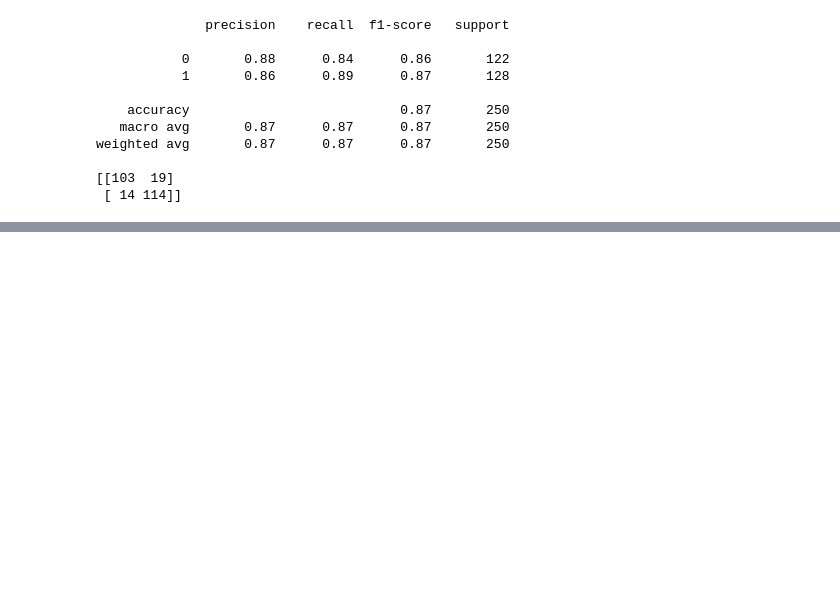
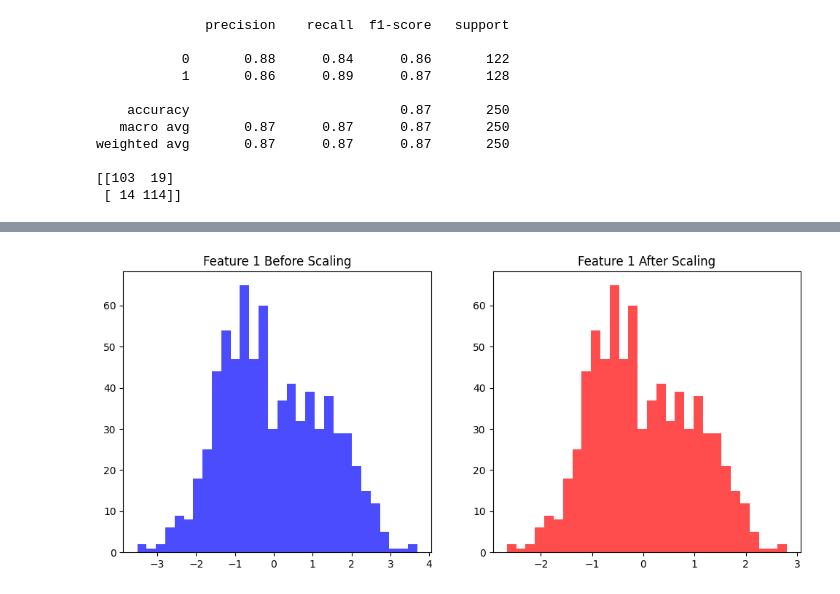
Before and after one commit to francisfernande/SVM, a Jupyter notebook: SV_classifier.ipynb, the cells around one changed output, grey strips where cells are left out. Cells and saved outputs as stored; diff of their text form; code cells hidden in the pictures; blank space fills up the shorter version.

```diff
--- a/SV_classifier.ipynb
+++ b/SV_classifier.ipynb
@@ -222,0 +255,18 @@ weighted avg       0.87      0.87      0.87       250
+# %%
+import numpy as np
+
+# Check before scaling
+print("Before Scaling:")
+print("Mean:", np.mean(X_train, axis=0))
+print("Standard Deviation:", np.std(X_train, axis=0))
+
+# Apply StandardScaler
+from sklearn.preprocessing import StandardScaler
+scaler = StandardScaler()
+X_train_scaled = scaler.fit_transform(X_train)
+X_test_scaled = scaler.transform(X_test)  # Use the same scaler on test data
+
+# Check after scaling
+print("\nAfter Scaling:")
+print("Mean:", np.mean(X_train_scaled, axis=0))  # Should be close to 0
+print("Standard Deviation:", np.std(X_train_scaled, axis=0))
@@ -222,0 +281,16 @@ weighted avg       0.87      0.87      0.87       250
+# %%
+import matplotlib.pyplot as plt
+
+plt.figure(figsize=(12,5))
+
+plt.subplot(1,2,1)
+plt.hist(X_train[:,0], bins=30, color='blue', alpha=0.7)
+plt.title("Feature 1 Before Scaling")
+
+plt.subplot(1,2,2)
+plt.hist(X_train_scaled[:,0], bins=30, color='red', alpha=0.7)
+plt.title("Feature 1 After Scaling")
+
+plt.show()
+# %% [output]
+[figure, added]
```
Also changed, not shown: parts of 16 cells of this notebook.
